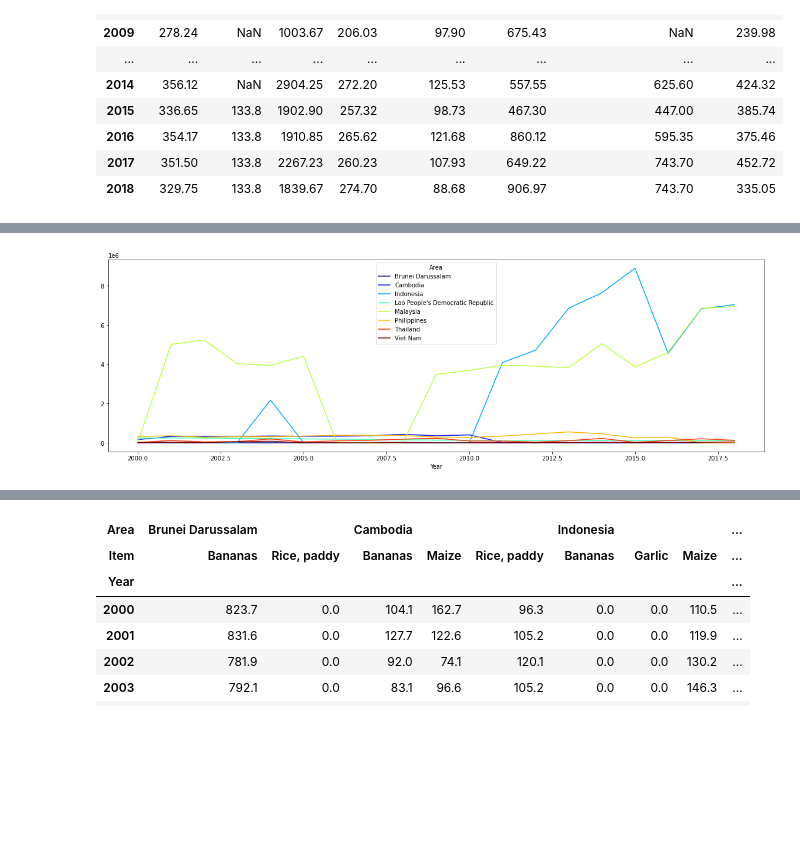
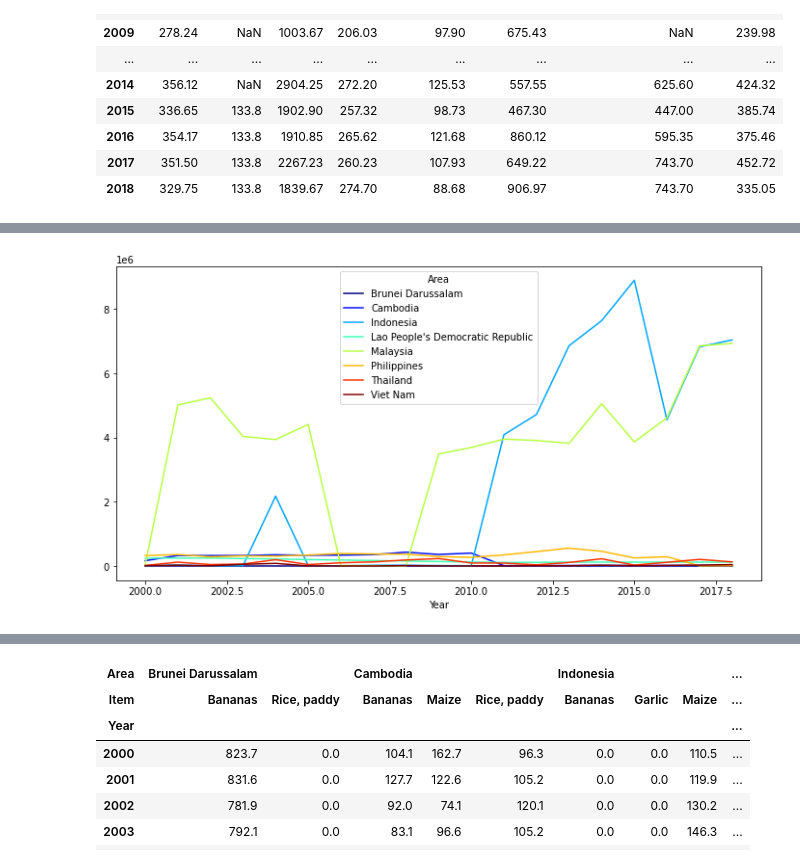
Before and after one commit to DWahyuA/FP_JCDS_DwiWahyuAndrian, a Jupyter notebook: EDA/EDA_FinalProject2.ipynb, the cells around one changed output, grey strips where cells are left out. Drawn from its saved outputs; the diff is of its cells as text; code cells hidden in the pictures; blank space fills up the shorter version.

```diff
--- a/EDA/EDA_FinalProject2.ipynb
+++ b/EDA/EDA_FinalProject2.ipynb
@@ -786,8 +720,8 @@ crop_tonnes8
 | 2017 | 0.0 | 15218.00 | 6827664.50 | 118548.500000 | 6858467.00 | 2942.60 | 204124.64 | ... |
 | 2018 | 0.0 | 15218.00 | 7041522.50 | 118548.500000 | 6932776.50 | 7231.00 | 126115.80 | ... |
 # %%
-crop_tonnes8.plot(kind='line', figsize=(20, 6), colormap= 'jet')
+crop_tonnes8.plot(kind='line', figsize=(12, 6), colormap= 'jet')
 plt.show()
 # %% [output]
-[figure, old version]
+[figure, new version]
 # %%
```
Also changed, not shown: parts of 82 cells of this notebook, 32 other files.
